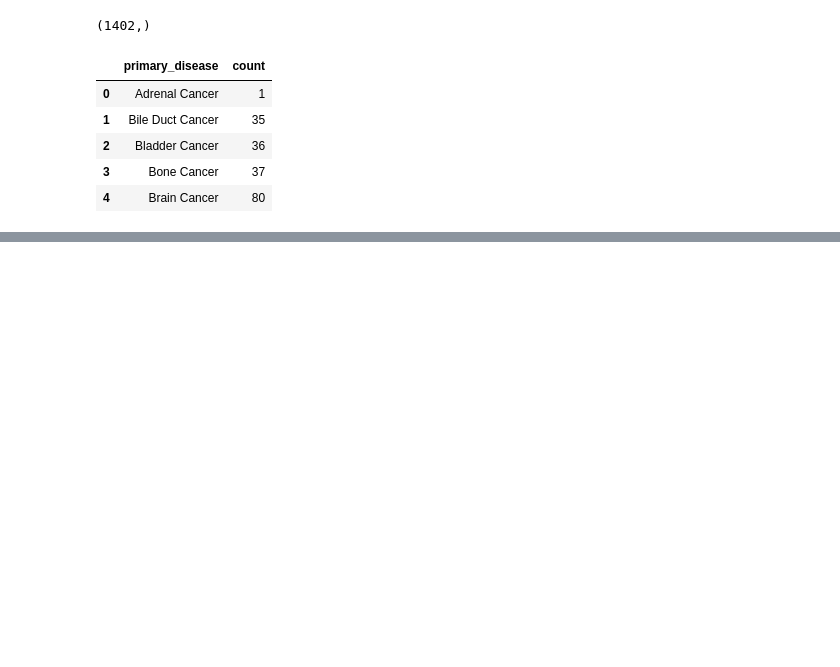
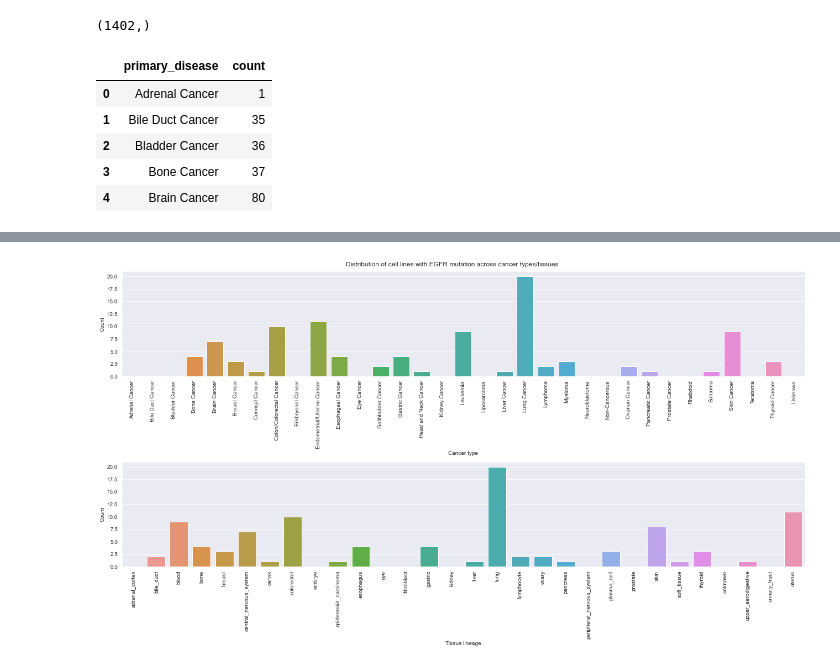
Before and after one commit to greenelab/pancancer-evaluation, a Jupyter notebook: 08_cell_line_prediction/download_data.ipynb, the cells around one changed output, grey strips where cells are left out. Drawn from its saved outputs; the diff is of its cells as text; code cells hidden in the pictures; blank space fills up the shorter version.

```diff
--- a/08_cell_line_prediction/download_data.ipynb
+++ b/08_cell_line_prediction/download_data.ipynb
@@ -244,0 +295,16 @@ plt.tight_layout()
+# %%
+ccle_gene_tissues = (ccle_sample_info_df
+    .reindex(gene_index)
+    .groupby('lineage')
+    .count()
+    .reset_index()
+    .iloc[:, [0, 1]]
+    .rename(columns={'cell_line_name': '{}_count'.format(gene)})
+    .merge(ccle_tissues, how='right', on='lineage')
+    .fillna(value=0)
+)
+ccle_gene_tissues['{}_proportion'.format(gene)] = (
+    ccle_gene_tissues['{}_count'.format(gene)] / ccle_gene_tissues['count']
+)
+
+ccle_gene_tissues.head()
@@ -244,0 +318,24 @@ plt.tight_layout()
+# %%
+sns.set({'figure.figsize': (18, 10)})
+fig, axarr = plt.subplots(2, 1)
+
+sns.barplot(data=ccle_gene_cancer_types, x='primary_disease',
+            y='{}_count'.format(gene),
+            ax=axarr[0])
+axarr[0].set_xticklabels(axarr[0].get_xticklabels(), rotation=90)
+axarr[0].set_xlabel('Cancer type')
+axarr[0].set_ylabel('Count')
+
+sns.barplot(data=ccle_gene_tissues, x='lineage',
+            y='{}_count'.format(gene),
+            ax=axarr[1])
+axarr[1].set_xticklabels(axarr[1].get_xticklabels(), rotation=90)
+axarr[1].set_xlabel('Tissue lineage')
+axarr[1].set_ylabel('Count')
+
+plt.suptitle(
+    'Distribution of cell lines with {} mutation across cancer types/tissues'.format(gene)
+)
+plt.tight_layout()
+# %% [output]
+[figure, added]
```
Also changed, not shown: parts of 12 cells of this notebook, 1 other file.
